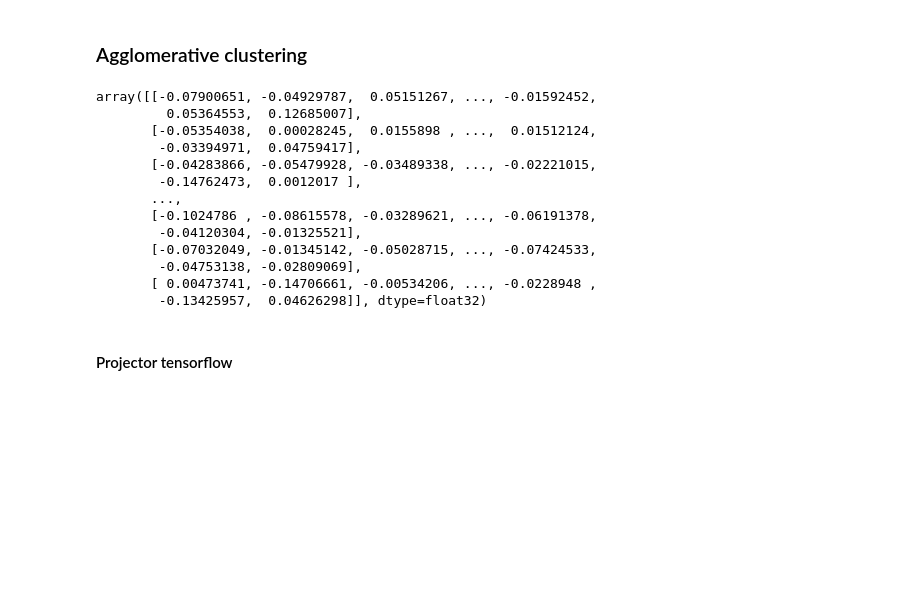
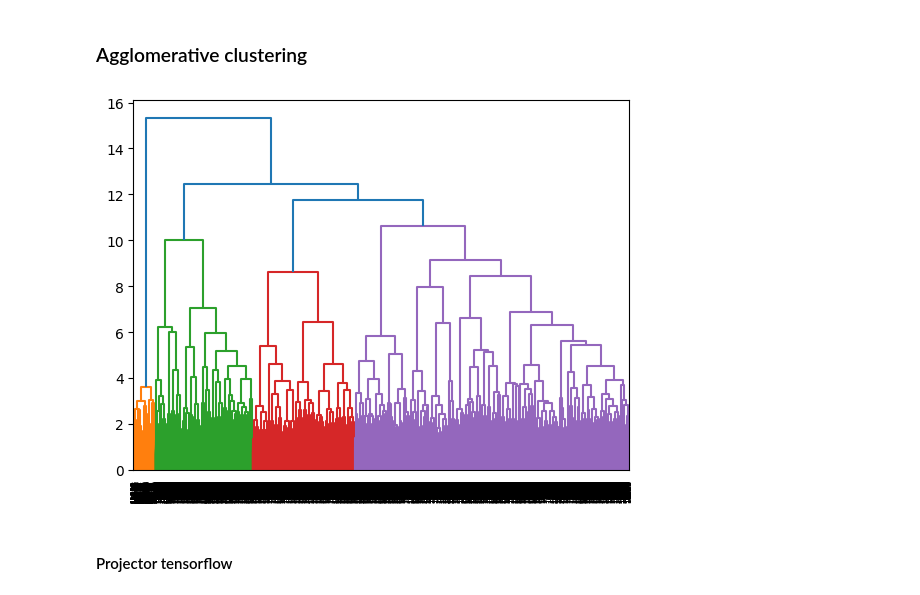
Before and after one commit to arostagnat/BookMatch, a Jupyter notebook: notebooks/Clustering_model.ipynb, the cells around one changed output. Cells and saved outputs as stored; diff of their text form; code cells hidden in the pictures; blank space fills up the shorter version.

```diff
--- a/notebooks/Clustering_model.ipynb
+++ b/notebooks/Clustering_model.ipynb
@@ -241,19 +262,3 @@ clustering_bert = AgglomerativeClustering(n_clusters=1000).fit(bert_embeddings)
 # %%
 # X_reviews["clustering_label"] = clustering.labels_
 X_reviews_bert["clustering_label_bert"] = clustering_bert.labels_
-# %%
-bert_embeddings
-# %% [output]
-array([[-0.07900651, -0.04929787,  0.05151267, ..., -0.01592452,
-         0.05364553,  0.12685007],
-       [-0.05354038,  0.00028245,  0.0155898 , ...,  0.01512124,
-        -0.03394971,  0.04759417],
-       [-0.04283866, -0.05479928, -0.03489338, ..., -0.02221015,
-        -0.14762473,  0.0012017 ],
-       ...,
-       [-0.1024786 , -0.08615578, -0.03289621, ..., -0.06191378,
-        -0.04120304, -0.01325521],
-       [-0.07032049, -0.01345142, -0.05028715, ..., -0.07424533,
-        -0.04753138, -0.02809069],
-       [ 0.00473741, -0.14706661, -0.00534206, ..., -0.0228948 ,
-        -0.13425957,  0.04626298]], dtype=float32)
@@ -260,3 +267,7 @@ array([[-0.07900651, -0.04929787,  0.05151267, ..., -0.01592452,
+# %%
+dendrogram = sch.dendrogram(sch.linkage(bert_embeddings, method='ward'))
+# %% [output]
+[figure, added]
 # %% [markdown]
 #### Projector tensorflow
 # %%
```
Also changed, not shown: parts of 5 cells of this notebook, 1 other file.
